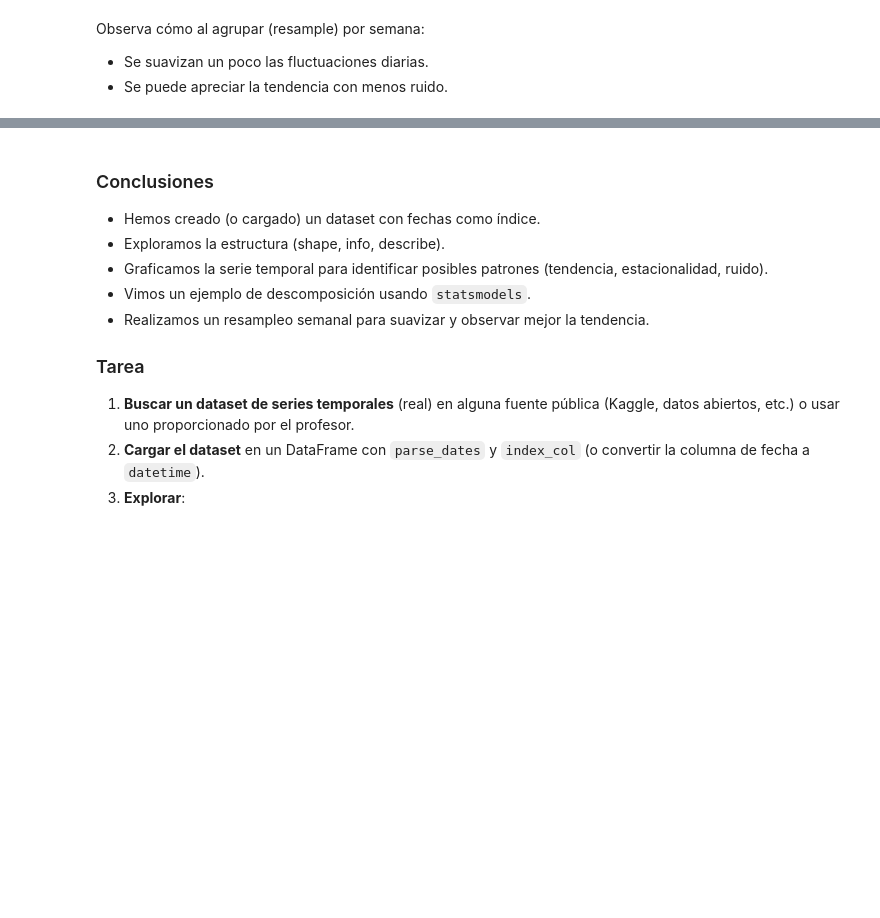
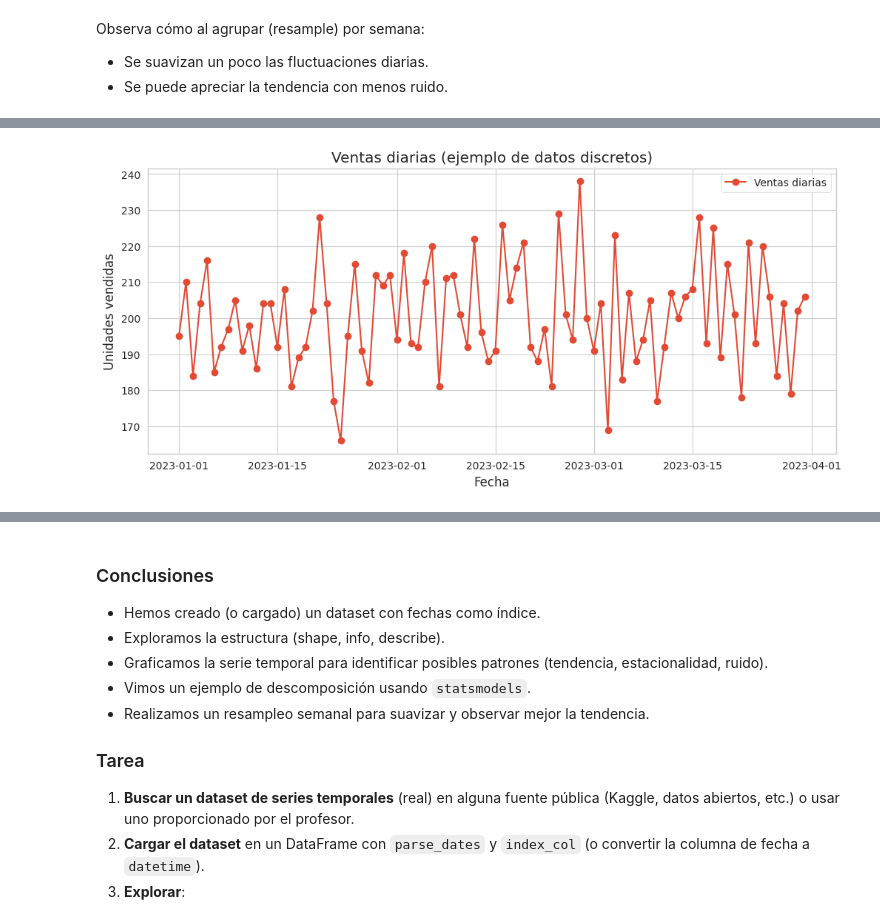
Before and after one commit to Caumel/time_series_course, a Jupyter notebook: Tema_1.ipynb, the cells around one changed output, grey strips where cells are left out. Cells and saved outputs as stored; diff of their text form; code cells hidden in the pictures; blank space fills up the shorter version.

```diff
--- a/Tema_1.ipynb
+++ b/Tema_1.ipynb
@@ -253,0 +379,17 @@ Observa cómo al agrupar (resample) por semana:
+# %%
+# Sección 3: Carga de datos discretos (ventas diarias)
+
+# Ejemplo ficticio (puedes reemplazar con un dataset real de Kaggle u Open Data)
+data_discrete_url = "https://raw.githubusercontent.com/tu-usuario/tu-repositorio/main/ventas_diarias.csv"
+
+try:
+    df_ventas = pd.read_csv(data_discrete_url, parse_dates=["fecha"], index_col="fecha")
+except:
+    # Generaremos datos sintéticos si no existe
+    import datetime
+    date_range = pd.date_range("2023-01-01", periods=90, freq="D")
+    np.random.seed(42)
+    ventas_sint = np.random.poisson(lam=200, size=len(date_range))
+    df_ventas = pd.DataFrame({"fecha": date_range, "ventas_diarias": ventas_sint}).set_index("fecha")
+
+df_ventas.head()
@@ -253,0 +421,10 @@ Observa cómo al agrupar (resample) por semana:
+# %%
+plt.figure(figsize=(12,5))
+plt.plot(df_ventas.index, df_ventas["ventas_diarias"], marker="o", linestyle="-", label="Ventas diarias")
+plt.title("Ventas diarias (ejemplo de datos discretos)")
+plt.xlabel("Fecha")
+plt.ylabel("Unidades vendidas")
+plt.legend()
+plt.show()
+# %% [output]
+[figure, added]
```
Also changed, not shown: parts of 17 cells of this notebook, 2 other files.
